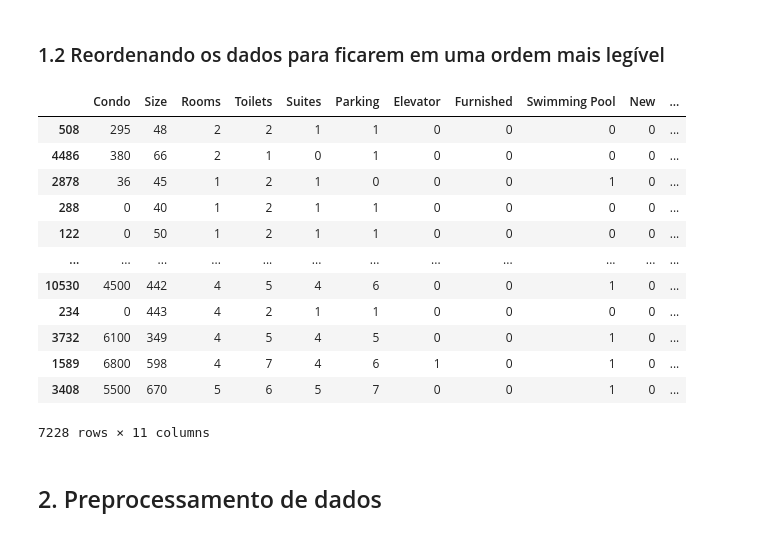
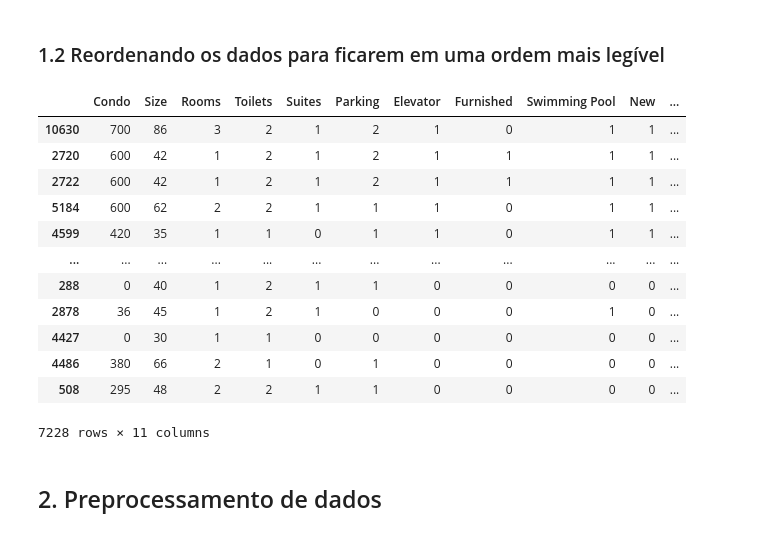
Before and after one commit to viniciusmm7/Rental-Forecast, a Jupyter notebook: Projeto 2 CDados.ipynb, the cells around one changed output. Drawn from its saved outputs; the diff is of its cells as text; code cells hidden in the pictures.

```diff
--- a/Projeto 2 CDados.ipynb
+++ b/Projeto 2 CDados.ipynb
@@ -47,21 +158,21 @@ rent_data
 # %%
 # DataFrame com os dados relevantes
 relevant_data = rent_data.iloc[:, :-5]
 relevant_data = relevant_data.loc[:, ['Condo', 'Size', 'Rooms', 'Toilets', 'Suites', 'Parking', 'Elevator', 'Furnished', 'Swimming Pool', 'New', 'Price']]
-relevant_data.sort_values('Price')
+relevant_data.sort_values(['New', 'Price'], ascending=False)
 # %% [output]
 |  | Condo | Size | Rooms | Toilets | Suites | Parking | Elevator | Furnished | Swimming Pool | New | ... |
+| 10630 | 700 | 86 | 3 | 2 | 1 | 2 | 1 | 0 | 1 | 1 | ... |
+| 2720 | 600 | 42 | 1 | 2 | 1 | 2 | 1 | 1 | 1 | 1 | ... |
+| 2722 | 600 | 42 | 1 | 2 | 1 | 2 | 1 | 1 | 1 | 1 | ... |
+| 5184 | 600 | 62 | 2 | 2 | 1 | 1 | 1 | 0 | 1 | 1 | ... |
+| 4599 | 420 | 35 | 1 | 1 | 0 | 1 | 1 | 0 | 1 | 1 | ... |
+| ... | ... | ... | ... | ... | ... | ... | ... | ... | ... | ... | ... |
+| 288 | 0 | 40 | 1 | 2 | 1 | 1 | 0 | 0 | 0 | 0 | ... |
+| 2878 | 36 | 45 | 1 | 2 | 1 | 0 | 0 | 0 | 1 | 0 | ... |
+| 4427 | 0 | 30 | 1 | 1 | 0 | 0 | 0 | 0 | 0 | 0 | ... |
+| 4486 | 380 | 66 | 2 | 1 | 0 | 1 | 0 | 0 | 0 | 0 | ... |
 | 508 | 295 | 48 | 2 | 2 | 1 | 1 | 0 | 0 | 0 | 0 | ... |
-| 4486 | 380 | 66 | 2 | 1 | 0 | 1 | 0 | 0 | 0 | 0 | ... |
-| 2878 | 36 | 45 | 1 | 2 | 1 | 0 | 0 | 0 | 1 | 0 | ... |
-| 288 | 0 | 40 | 1 | 2 | 1 | 1 | 0 | 0 | 0 | 0 | ... |
-| 122 | 0 | 50 | 1 | 2 | 1 | 1 | 0 | 0 | 0 | 0 | ... |
-| ... | ... | ... | ... | ... | ... | ... | ... | ... | ... | ... | ... |
-| 10530 | 4500 | 442 | 4 | 5 | 4 | 6 | 0 | 0 | 1 | 0 | ... |
-| 234 | 0 | 443 | 4 | 2 | 1 | 1 | 0 | 0 | 0 | 0 | ... |
-| 3732 | 6100 | 349 | 4 | 5 | 4 | 5 | 0 | 0 | 1 | 0 | ... |
-| 1589 | 6800 | 598 | 4 | 7 | 4 | 6 | 1 | 0 | 1 | 0 | ... |
-| 3408 | 5500 | 670 | 5 | 6 | 5 | 7 | 0 | 0 | 1 | 0 | ... |
 7228 rows × 11 columns
 # %% [markdown]
 ## 2. Preprocessamento de dados
```
Also changed, not shown: parts of 13 cells of this notebook.
